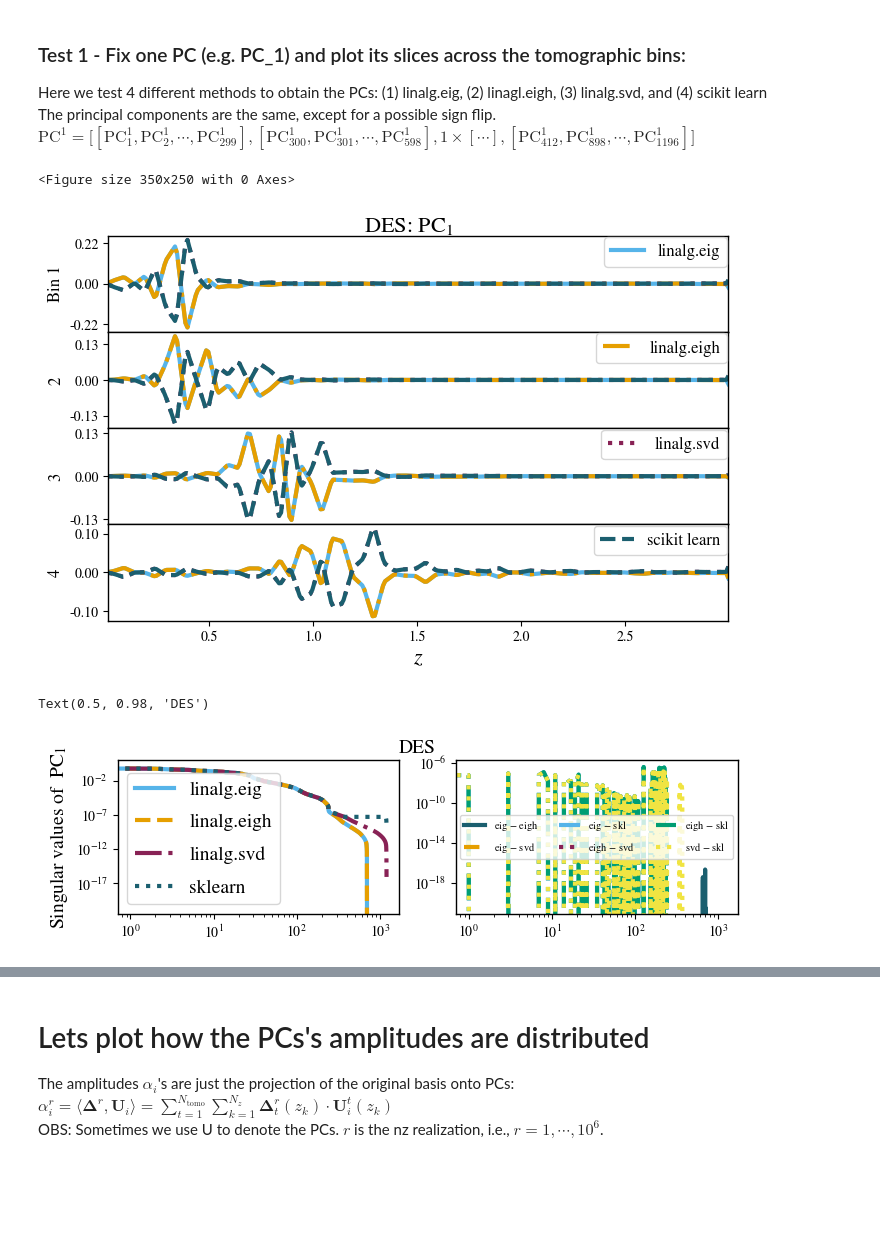
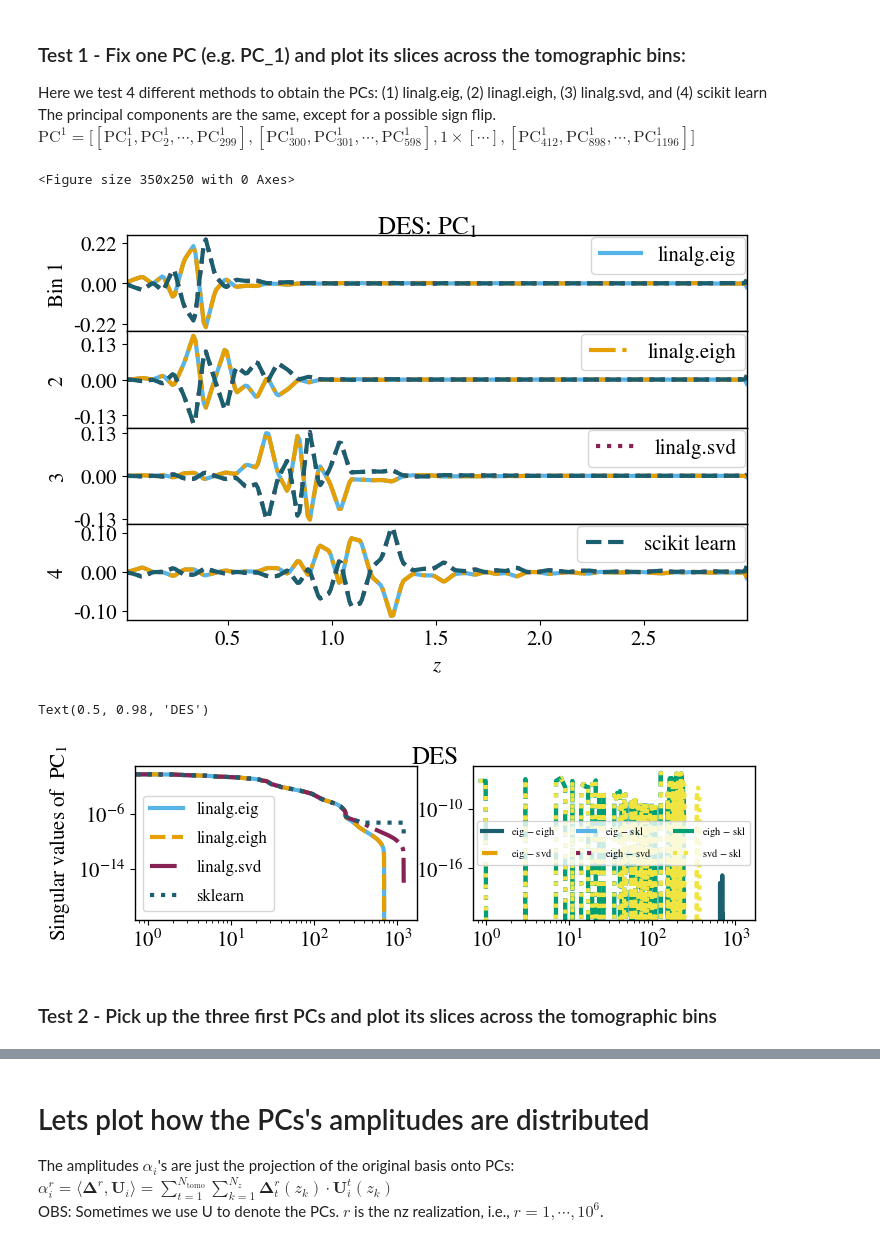
Before and after one commit to Roman-HLIS-Cosmology-PIT/cocoa_photoz, a Jupyter notebook: codes/example.ipynb, the cells around one changed output, grey strips where cells are left out. Cells and saved outputs as stored; diff of their text form; code cells hidden in the pictures; blank space fills up the shorter version.

```diff
--- a/codes/example.ipynb
+++ b/codes/example.ipynb
@@ -3,6 +3,7 @@ import numpy as np
 import matplotlib
 import matplotlib.pyplot as plt
 from matplotlib.ticker import FormatStrFormatter
+from matplotlib.ticker import FuncFormatter
 %matplotlib inline
 import h5py
 from sklearn.decomposition import PCA
@@ -31,6 +32,7 @@ matplotlib.rcParams['legend.labelspacing'] = 0.77
 matplotlib.rcParams['savefig.bbox'] = 'tight'
 matplotlib.rcParams['savefig.format'] = 'pdf'
 matplotlib.rcParams['text.usetex'] = False
+matplotlib.rcParams['font.size'] = 15
 
 colors1 = [
     "#1b5f6f",  # dark teal
@@ -405,39 +483,41 @@ for k,ax in enumerate(axes): #k=tomo bin slice
     ax.plot(z, eih_vecs[start:end, pci],c=colors[1],lw=3, ls='-.', label='linalg.eigh' if k==1 else None)
     ax.plot(z, svd_vecs[start:end, pci],c=colors[2],lw=3, ls=':', label='linalg.svd' if k==2 else None)
     ax.plot(z, skl_vecs[start:end, pci],c=colors[3],lw=3, ls='--' , label='scikit learn' if k==3 else None)
-    ax.set_ylabel(f'Bin {k+1}' if k==0 else f'{k+1}',fontsize=12)
-    ax.legend(loc='upper right',fontsize=12,borderaxespad=.1)
+    ax.set_ylabel(f'Bin {k+1}' if k==0 else f'{k+1}')
+    ax.legend(loc='upper right',borderaxespad=.1)
 
-axes[k].set_xlabel(r'$z$',fontsize=16)
+axes[k].set_xlabel(r'$z$')
 plt.xlim(np.min(z),np.max(z))
-fig.suptitle(rf"DES: PC$_{{{pci+1}}}$", fontsize=16, y=0.92);
+fig.suptitle(rf"DES: PC$_{{{pci+1}}}$", y=0.92);
 # %% [output]
 <Figure size 350x250 with 0 Axes>
-[figure, old version]
+[figure, new version]
 # %%
 Ms = list(range(Nz*Nt))
 
 fig, axes = plt.subplots(1, 2, figsize=(8, 2), sharex=True)
 
 axes[0].plot(Ms,eig_vals ,c=colors[0],lw=3, ls='-' ,label='linalg.eig')
 axes[0].plot(Ms,eigh_vals,c=colors[1],lw=3, ls='--',label='linalg.eigh')
 axes[0].plot(Ms,svd_vals ,c=colors[2],lw=3, ls='-.',label='linalg.svd')
 axes[0].plot(Ms,skl_vals ,c=colors[3],lw=3, ls=':' ,label='sklearn')
 axes[0].set_xscale('log')
 axes[0].set_yscale('log')
-axes[0].set_ylabel(rf'Singular values of  PC$_1$',fontsize=14)
-axes[0].legend(loc='best',fontsize=14)
+axes[0].set_ylabel(rf'Singular values of  PC$_1$')
+axes[0].legend(loc='best',fontsize=12)
 
 axes[1].loglog(Ms,eig_vals-eigh_vals,c=colors1[0],lw=3, ls='-' ,label=r'eig $-$ eigh')
 axes[1].loglog(Ms,eig_vals-svd_vals, c=colors1[1],lw=3, ls='--',label=r'eig $-$ svd')
 axes[1].loglog(Ms,eig_vals-skl_vals, c=colors1[2],lw=3, ls='-.',label=r'eig $-$ skl')
 
 axes[1].loglog(Ms,eigh_vals-svd_vals,c=colors1[3],lw=3, ls=':' ,label=r'eigh $-$ svd')
 axes[1].loglog(Ms,eigh_vals-skl_vals,c=colors1[4],lw=3, ls='-.',label=r'eigh $-$ skl')
 
 axes[1].loglog(Ms,svd_vals-skl_vals, c=colors1[5],lw=3, ls=':',label=r'svd $-$ skl')
 axes[1].legend(loc='center',fontsize=7.5,ncol=3)
-fig.suptitle('DES',fontsize=14)
+fig.suptitle('DES')
 # %% [output]
 Text(0.5, 0.98, 'DES')
-[figure, old version]
+[figure, new version]
+# %% [markdown]
+### Test 2 - Pick up the three first PCs and plot its slices across the tomographic bins
```
Also changed, not shown: parts of 16 cells of this notebook.
